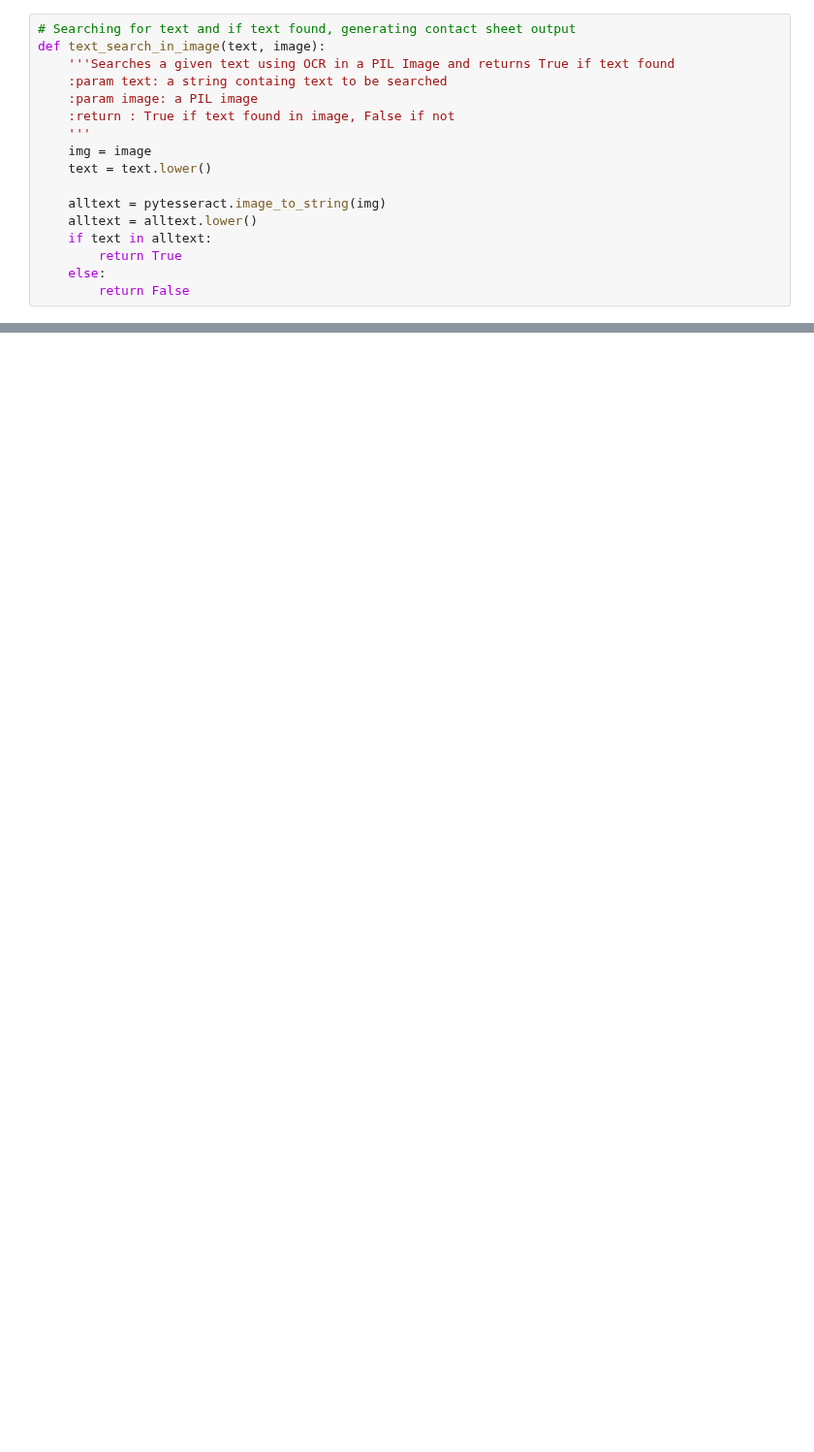
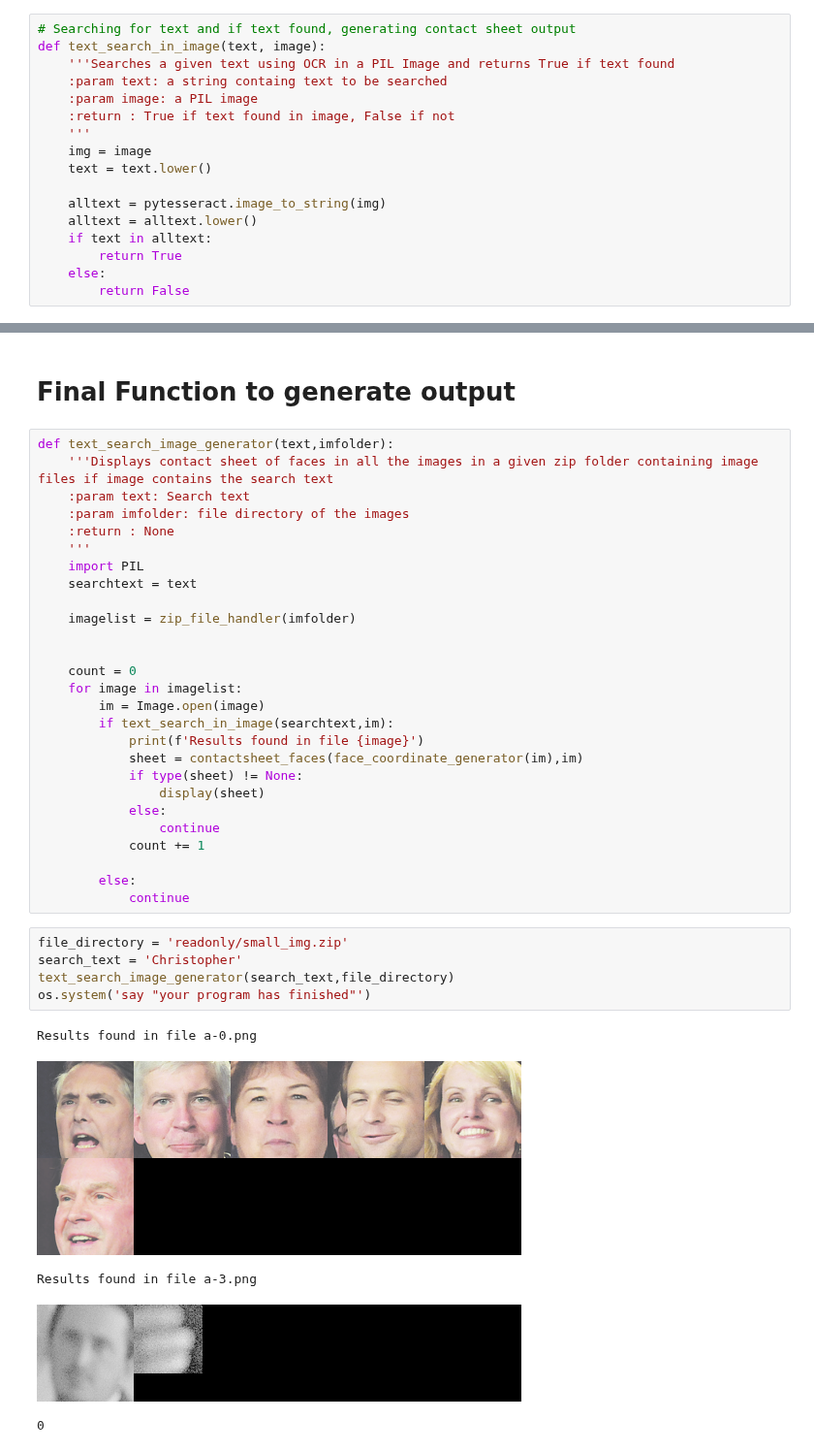
Before and after one commit to DietzscheNostoevsky/Learning-Python, a Jupyter notebook: UoM_Specializations/P3_C5_Python Projectpillow tesseract and opencv/final_project/project.ipynb, the cells around one changed output, grey strips where cells are left out. Shown at 97% size. Saved outputs shown, nothing was run; the diff lists cells and outputs as text; blank space fills up the shorter version.

```diff
--- a/UoM_Specializations/P3_C5_Python Projectpillow tesseract and opencv/final_project/project.ipynb
+++ b/UoM_Specializations/P3_C5_Python Projectpillow tesseract and opencv/final_project/project.ipynb
@@ -140,0 +148,40 @@ def zip_file_handler(file_dir):
+# %% [markdown]
+# Final Function to generate output
+# %%
+def text_search_image_generator(text,imfolder):
+    '''Displays contact sheet of faces in all the images in a given zip folder containing image files if image contains the search text
+    :param text: Search text
+    :param imfolder: file directory of the images
+    :return : None
+    '''
+    import PIL
+    searchtext = text
+
+    imagelist = zip_file_handler(imfolder)
+
+
+    count = 0
+    for image in imagelist:
+        im = Image.open(image)
+        if text_search_in_image(searchtext,im):
+            print(f'Results found in file {image}')
+            sheet = contactsheet_faces(face_coordinate_generator(im),im)
+            if type(sheet) != None:
+                display(sheet)
+            else:
+                continue
+            count += 1
+
+        else:
+            continue
+# %%
+file_directory = 'readonly/small_img.zip'
+search_text = 'Christopher'
+text_search_image_generator(search_text,file_directory)
+os.system('say "your program has finished"')
+# %% [output]
+Results found in file a-0.png
+[figure, added]
+Results found in file a-3.png
+[figure, added]
+0
```
Also changed, not shown: parts of 7 cells of this notebook, 22 other files.
